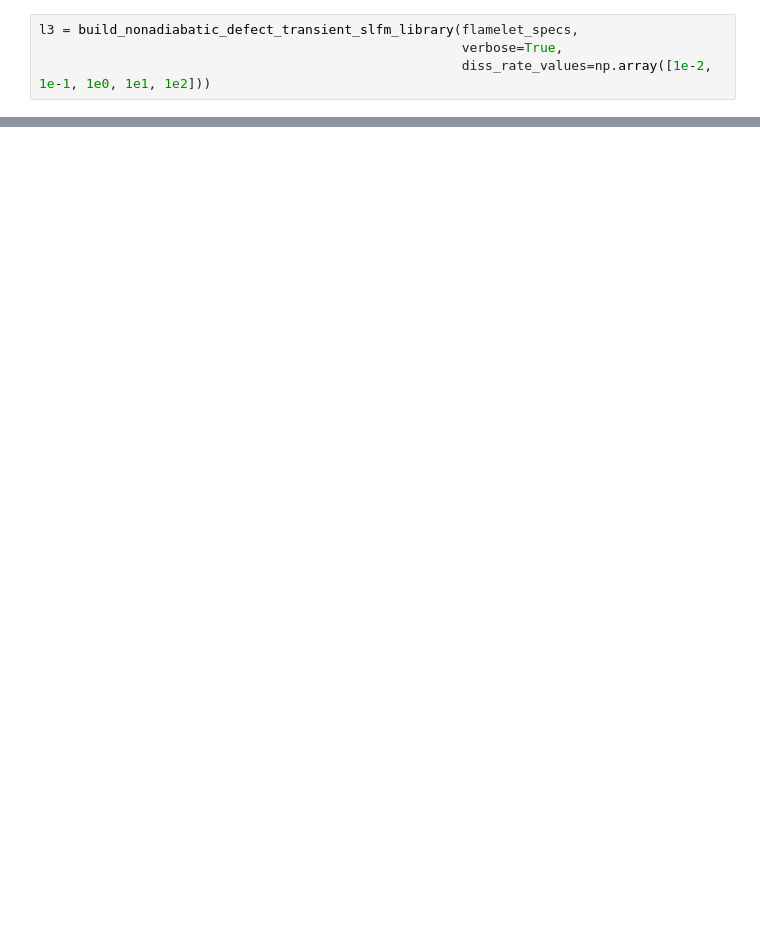
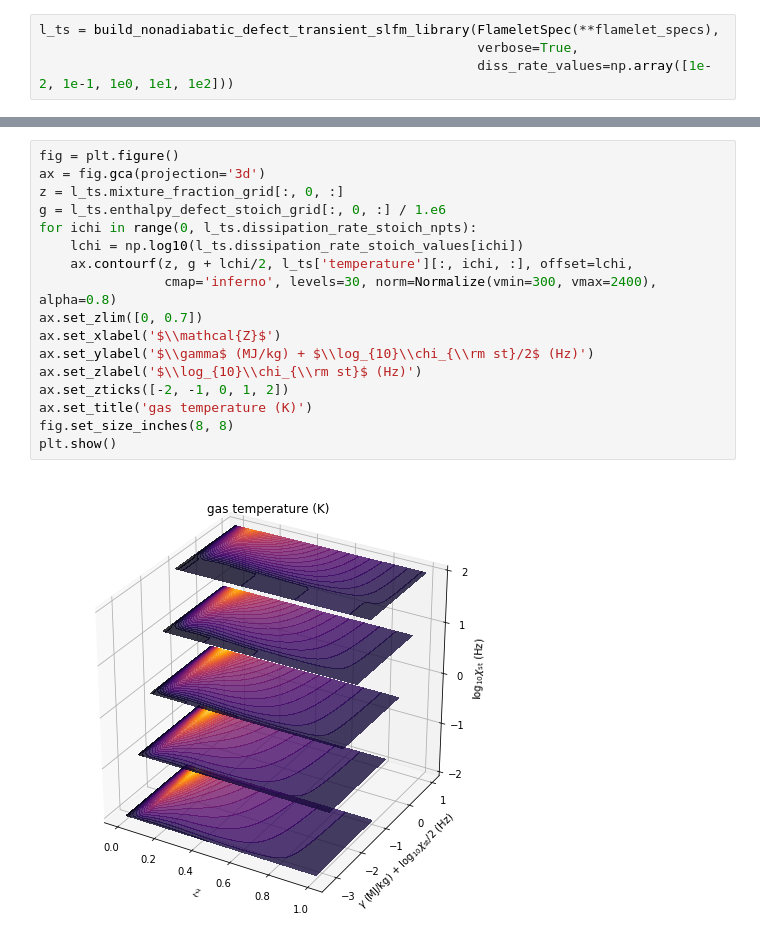
Before and after one commit to sandialabs/Spitfire, a Jupyter notebook: spitfire_demo/flamelet/example_nonadiabatic_flamelets.ipynb, the cells around one changed output, grey strips where cells are left out. Drawn from its saved outputs; the diff is of its cells as text; blank space fills up the shorter version.

Commit message:
fix nonadiabatic with custom temperature bug and add coal combustion 4D demo with stacked contour plots, convert/improve the nonadiabatic demo

```diff
--- a/spitfire_demo/flamelet/example_nonadiabatic_flamelets.ipynb
+++ b/spitfire_demo/flamelet/example_nonadiabatic_flamelets.ipynb
@@ -70,4 +28,4 @@ plt.show()
 # %%
-l3 = build_nonadiabatic_defect_transient_slfm_library(flamelet_specs,
-                                                      verbose=True,
-                                                      diss_rate_values=np.array([1e-2, 1e-1, 1e0, 1e1, 1e2]))
+l_ts = build_nonadiabatic_defect_transient_slfm_library(FlameletSpec(**flamelet_specs),
+                                                        verbose=True,
+                                                        diss_rate_values=np.array([1e-2, 1e-1, 1e0, 1e1, 1e2]))
@@ -223,0 +189,19 @@ plt.show()
+# %%
+fig = plt.figure()
+ax = fig.gca(projection='3d')
+z = l_ts.mixture_fraction_grid[:, 0, :]
+g = l_ts.enthalpy_defect_stoich_grid[:, 0, :] / 1.e6
+for ichi in range(0, l_ts.dissipation_rate_stoich_npts):
+    lchi = np.log10(l_ts.dissipation_rate_stoich_values[ichi])
+    ax.contourf(z, g + lchi/2, l_ts['temperature'][:, ichi, :], offset=lchi,
+                cmap='inferno', levels=30, norm=Normalize(vmin=300, vmax=2400), alpha=0.8)
+ax.set_zlim([0, 0.7])
+ax.set_xlabel('$\\mathcal{Z}$')
+ax.set_ylabel('$\\gamma$ (MJ/kg) + $\\log_{10}\\chi_{\\rm st}/2$ (Hz)')
+ax.set_zlabel('$\\log_{10}\\chi_{\\rm st}$ (Hz)')
+ax.set_zticks([-2, -1, 0, 1, 2])
+ax.set_title('gas temperature (K)')
+fig.set_size_inches(8, 8)
+plt.show()
+# %% [output]
+[figure, added]
```
Also changed, not shown: parts of 14 cells of this notebook, 6 other files.
